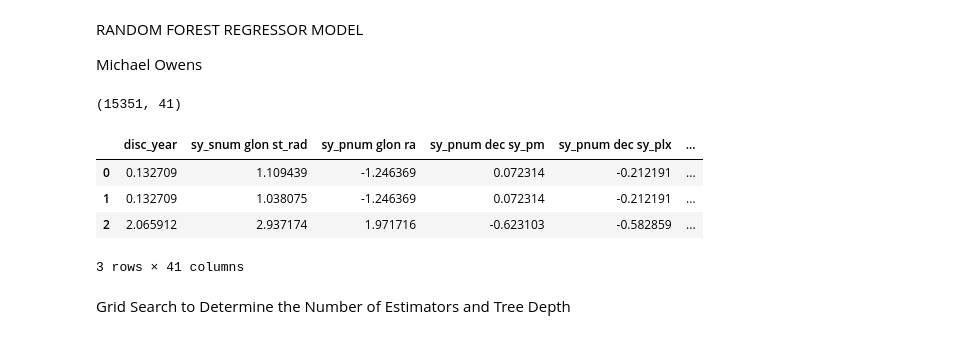
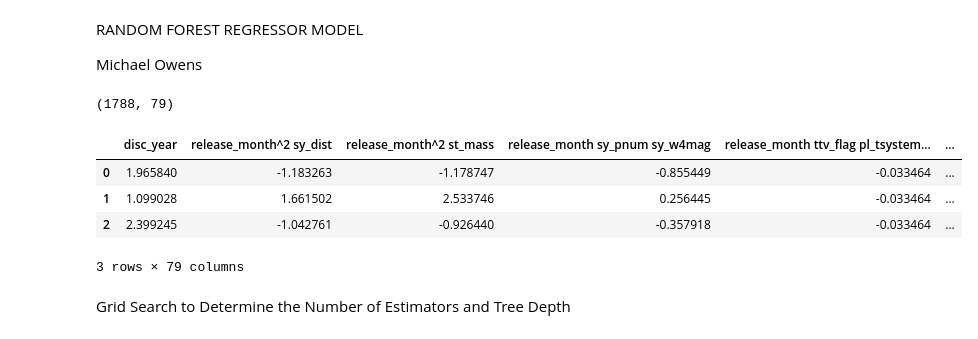
Before and after one commit to rhit-silkaijr/MA415, a Jupyter notebook: RANDOM_FOREST _ Feature Engineering.ipynb, the cells around one changed output. Cells and saved outputs as stored; diff of their text form; code cells hidden in the pictures.

```diff
--- a/RANDOM_FOREST _ Feature Engineering.ipynb
+++ b/RANDOM_FOREST _ Feature Engineering.ipynb
@@ -17,18 +17,18 @@ from sklearn.ensemble import RandomForestRegressor, RandomForestClassifier
 # %%
 # Bringing in the Data
 
 # read data
-df = pd.read_csv('LassoFeatures.csv')
+df = pd.read_csv('LassoFeatures2.csv')
 df = df.drop('Unnamed: 0',axis=1)
 print(df.shape)
 df.head(3)
 # %% [output]
-(15351, 41)
+(1788, 79)
-|  | disc_year | sy_snum glon st_rad | sy_pnum glon ra | sy_pnum dec sy_pm | sy_pnum dec sy_plx | ... |
-| 0 | 0.132709 | 1.109439 | -1.246369 | 0.072314 | -0.212191 | ... |
-| 1 | 0.132709 | 1.038075 | -1.246369 | 0.072314 | -0.212191 | ... |
-| 2 | 2.065912 | 2.937174 | 1.971716 | -0.623103 | -0.582859 | ... |
+|  | disc_year | release_month^2 sy_dist | release_month^2 st_mass | release_month sy_pnum sy_w4mag | release_month ttv_flag pl_tsystem... | ... |
+| 0 | 1.965840 | -1.183263 | -1.178747 | -0.855449 | -0.033464 | ... |
+| 1 | 1.099028 | 1.661502 | 2.533746 | 0.256445 | -0.033464 | ... |
+| 2 | 2.399245 | -1.042761 | -0.926440 | -0.357918 | -0.033464 | ... |
-3 rows × 41 columns
+3 rows × 79 columns
 # %% [markdown]
 Grid Search to Determine the Number of Estimators and Tree Depth
 # %%
```
Also changed, not shown: parts of 7 cells of this notebook.
